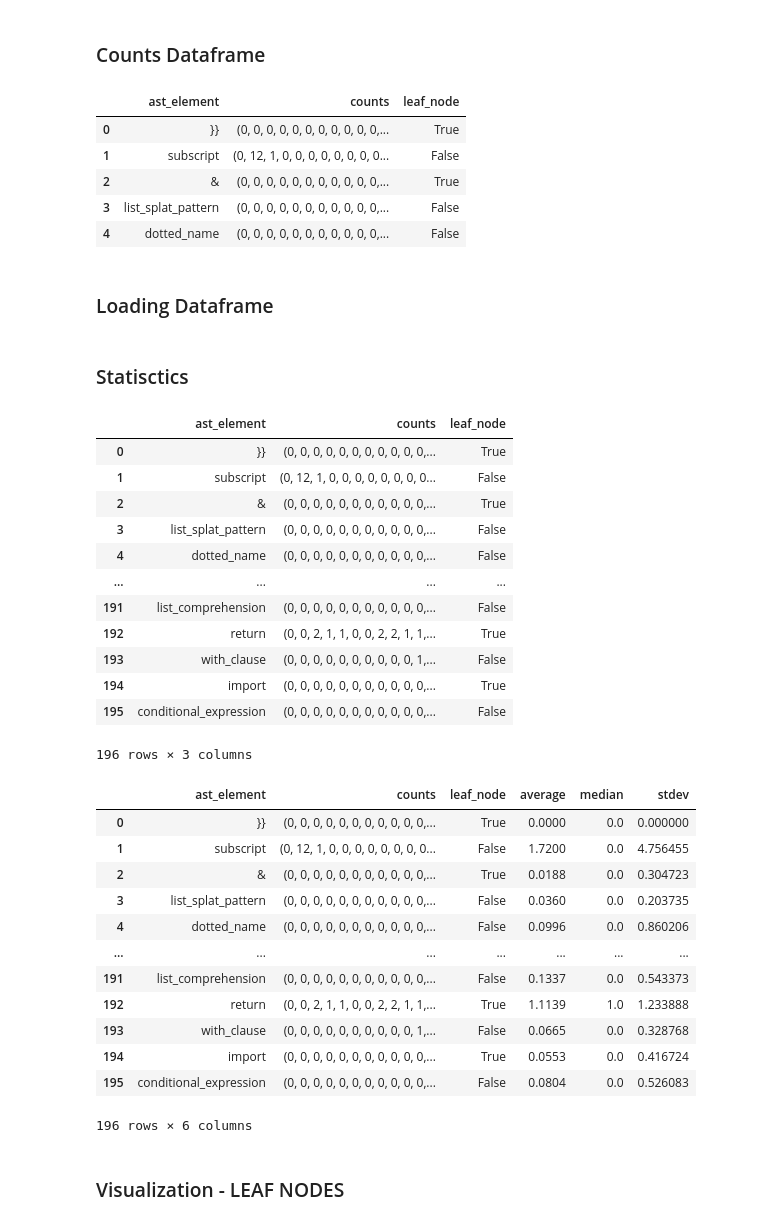
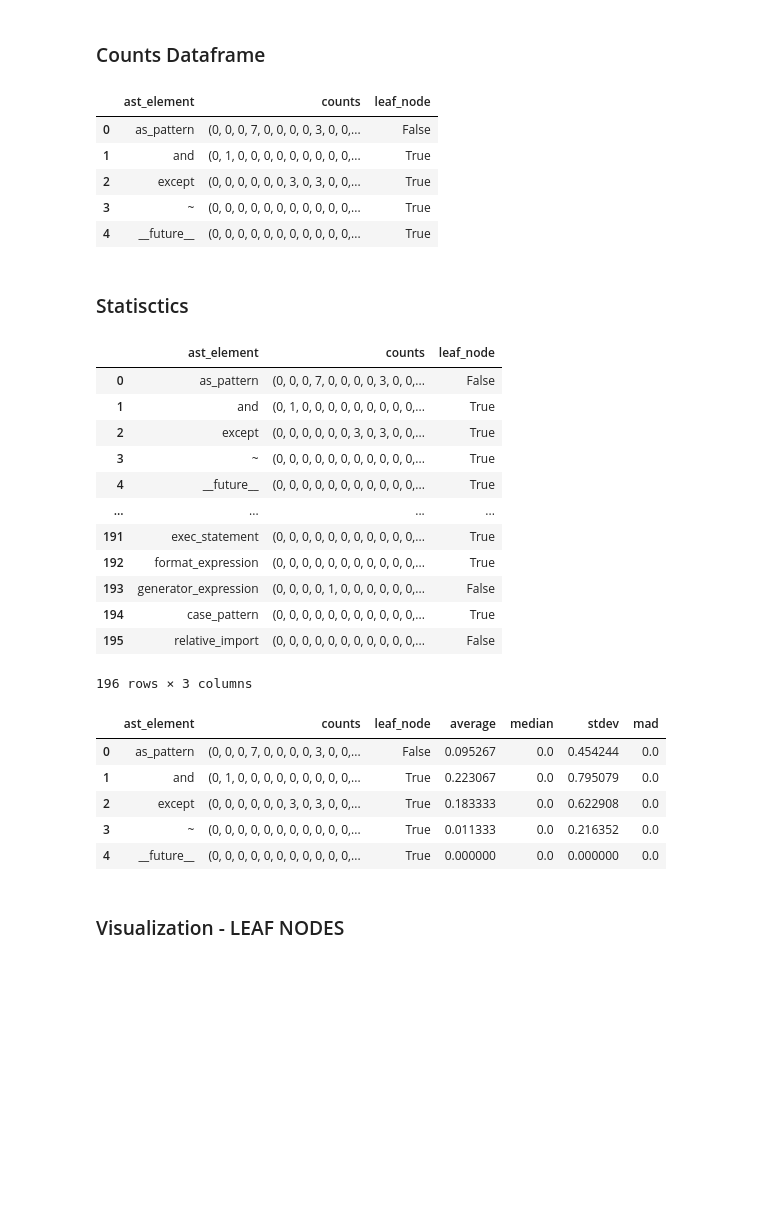
Before and after one commit to WM-SEMERU/CodeSyntaxConcept, a Jupyter notebook: experimental_notebooks/exploratory_analysis.ipynb, the cells around one changed output. Drawn from its saved outputs; the diff is of its cells as text; code cells hidden in the pictures; blank space fills up the shorter version.

```diff
--- a/experimental_notebooks/exploratory_analysis.ipynb
+++ b/experimental_notebooks/exploratory_analysis.ipynb
@@ -13,10 +14,11 @@ from statistics import mean, median, stdev
 # %% [markdown]
 ### Parameters
 # %%
-checkpoint = "himanshu-dutta/pycoder-gpt2"   #Checkpoint is irrelevant in this analysis, we use it to instantiate CodeTokenizer
-number_of_samples = 10000
+#Checkpoint is irrelevant in this analysis, we use it to instantiate CodeTokenizer
+checkpoint = "himanshu-dutta/pycoder-gpt2"
+number_of_samples = 15000
 language = "python"
-#save_path = "../experimental_notebooks/exploratory_experiments"
+save_path_parent_node_types = "output/parent_node_types.csv"
 # %% [markdown]
 ### Load Samples
 # %%
@@ -58,10 +65,8 @@ for node_id, node_counts in enumerate(test_set_node_counts):
 node_counts_dataframe.head()
 # %% [output]
 |  | ast_element | counts | leaf_node |
-| 0 | }} | (0, 0, 0, 0, 0, 0, 0, 0, 0, 0, 0,... | True |
-| 1 | subscript | (0, 12, 1, 0, 0, 0, 0, 0, 0, 0, 0... | False |
-| 2 | & | (0, 0, 0, 0, 0, 0, 0, 0, 0, 0, 0,... | True |
-| 3 | list_splat_pattern | (0, 0, 0, 0, 0, 0, 0, 0, 0, 0, 0,... | False |
-| 4 | dotted_name | (0, 0, 0, 0, 0, 0, 0, 0, 0, 0, 0,... | False |
+| 0 | as_pattern | (0, 0, 0, 7, 0, 0, 0, 0, 3, 0, 0,... | False |
+| 1 | and | (0, 1, 0, 0, 0, 0, 0, 0, 0, 0, 0,... | True |
+| 2 | except | (0, 0, 0, 0, 0, 0, 3, 0, 3, 0, 0,... | True |
+| 3 | ~ | (0, 0, 0, 0, 0, 0, 0, 0, 0, 0, 0,... | True |
+| 4 | __future__ | (0, 0, 0, 0, 0, 0, 0, 0, 0, 0, 0,... | True |
-# %% [markdown]
-### Loading Dataframe
@@ -74,37 +77,37 @@ node_counts_dataframe.head()
 node_counts_dataframe
 # %% [output]
 |  | ast_element | counts | leaf_node |
-| 0 | }} | (0, 0, 0, 0, 0, 0, 0, 0, 0, 0, 0,... | True |
-| 1 | subscript | (0, 12, 1, 0, 0, 0, 0, 0, 0, 0, 0... | False |
-| 2 | & | (0, 0, 0, 0, 0, 0, 0, 0, 0, 0, 0,... | True |
-| 3 | list_splat_pattern | (0, 0, 0, 0, 0, 0, 0, 0, 0, 0, 0,... | False |
-| 4 | dotted_name | (0, 0, 0, 0, 0, 0, 0, 0, 0, 0, 0,... | False |
+| 0 | as_pattern | (0, 0, 0, 7, 0, 0, 0, 0, 3, 0, 0,... | False |
+| 1 | and | (0, 1, 0, 0, 0, 0, 0, 0, 0, 0, 0,... | True |
+| 2 | except | (0, 0, 0, 0, 0, 0, 3, 0, 3, 0, 0,... | True |
+| 3 | ~ | (0, 0, 0, 0, 0, 0, 0, 0, 0, 0, 0,... | True |
+| 4 | __future__ | (0, 0, 0, 0, 0, 0, 0, 0, 0, 0, 0,... | True |
 | ... | ... | ... | ... |
-| 191 | list_comprehension | (0, 0, 0, 0, 0, 0, 0, 0, 0, 0, 0,... | False |
-| 192 | return | (0, 0, 2, 1, 1, 0, 0, 2, 2, 1, 1,... | True |
-| 193 | with_clause | (0, 0, 0, 0, 0, 0, 0, 0, 0, 0, 1,... | False |
-| 194 | import | (0, 0, 0, 0, 0, 0, 0, 0, 0, 0, 0,... | True |
-| 195 | conditional_expression | (0, 0, 0, 0, 0, 0, 0, 0, 0, 0, 0,... | False |
+| 191 | exec_statement | (0, 0, 0, 0, 0, 0, 0, 0, 0, 0, 0,... | True |
+| 192 | format_expression | (0, 0, 0, 0, 0, 0, 0, 0, 0, 0, 0,... | True |
+| 193 | generator_expression | (0, 0, 0, 0, 1, 0, 0, 0, 0, 0, 0,... | False |
+| 194 | case_pattern | (0, 0, 0, 0, 0, 0, 0, 0, 0, 0, 0,... | True |
+| 195 | relative_import | (0, 0, 0, 0, 0, 0, 0, 0, 0, 0, 0,... | False |
 196 rows × 3 columns
 # %%
 node_counts_dataframe['average'] = node_counts_dataframe['counts'].map(lambda counts: mean(counts))
 node_counts_dataframe['median'] = node_counts_dataframe['counts'].map(lambda counts: median(counts))
 node_counts_dataframe['stdev'] = node_counts_dataframe['counts'].map(lambda counts: stdev(counts))
-node_counts_dataframe
+
+median_absolute_deviation = []
+for ast_counts in node_counts_dataframe['counts']:
+    counts_median = median(ast_counts)
+    median_absolute_deviation.append(median([abs(ast_count - counts_median) for ast_count in ast_counts]))
+node_counts_dataframe['mad'] = median_absolute_deviation
+
+node_counts_dataframe.head()
 # %% [output]
-|  | ast_element | counts | leaf_node | average | median | stdev |
-| 0 | }} | (0, 0, 0, 0, 0, 0, 0, 0, 0, 0, 0,... | True | 0.0000 | 0.0 | 0.000000 |
-| 1 | subscript | (0, 12, 1, 0, 0, 0, 0, 0, 0, 0, 0... | False | 1.7200 | 0.0 | 4.756455 |
-| 2 | & | (0, 0, 0, 0, 0, 0, 0, 0, 0, 0, 0,... | True | 0.0188 | 0.0 | 0.304723 |
-| 3 | list_splat_pattern | (0, 0, 0, 0, 0, 0, 0, 0, 0, 0, 0,... | False | 0.0360 | 0.0 | 0.203735 |
-| 4 | dotted_name | (0, 0, 0, 0, 0, 0, 0, 0, 0, 0, 0,... | False | 0.0996 | 0.0 | 0.860206 |
-| ... | ... | ... | ... | ... | ... | ... |
-| 191 | list_comprehension | (0, 0, 0, 0, 0, 0, 0, 0, 0, 0, 0,... | False | 0.1337 | 0.0 | 0.543373 |
-| 192 | return | (0, 0, 2, 1, 1, 0, 0, 2, 2, 1, 1,... | True | 1.1139 | 1.0 | 1.233888 |
-| 193 | with_clause | (0, 0, 0, 0, 0, 0, 0, 0, 0, 0, 1,... | False | 0.0665 | 0.0 | 0.328768 |
-| 194 | import | (0, 0, 0, 0, 0, 0, 0, 0, 0, 0, 0,... | True | 0.0553 | 0.0 | 0.416724 |
-| 195 | conditional_expression | (0, 0, 0, 0, 0, 0, 0, 0, 0, 0, 0,... | False | 0.0804 | 0.0 | 0.526083 |
+|  | ast_element | counts | leaf_node | average | median | stdev | mad |
+| 0 | as_pattern | (0, 0, 0, 7, 0, 0, 0, 0, 3, 0, 0,... | False | 0.095267 | 0.0 | 0.454244 | 0.0 |
+| 1 | and | (0, 1, 0, 0, 0, 0, 0, 0, 0, 0, 0,... | True | 0.223067 | 0.0 | 0.795079 | 0.0 |
+| 2 | except | (0, 0, 0, 0, 0, 0, 3, 0, 3, 0, 0,... | True | 0.183333 | 0.0 | 0.622908 | 0.0 |
+| 3 | ~ | (0, 0, 0, 0, 0, 0, 0, 0, 0, 0, 0,... | True | 0.011333 | 0.0 | 0.216352 | 0.0 |
+| 4 | __future__ | (0, 0, 0, 0, 0, 0, 0, 0, 0, 0, 0,... | True | 0.000000 | 0.0 | 0.000000 | 0.0 |
-196 rows × 6 columns
 # %% [markdown]
 ### Visualization - LEAF NODES
 # %%
```
Also changed, not shown: parts of 7 cells of this notebook, 2 other files.
